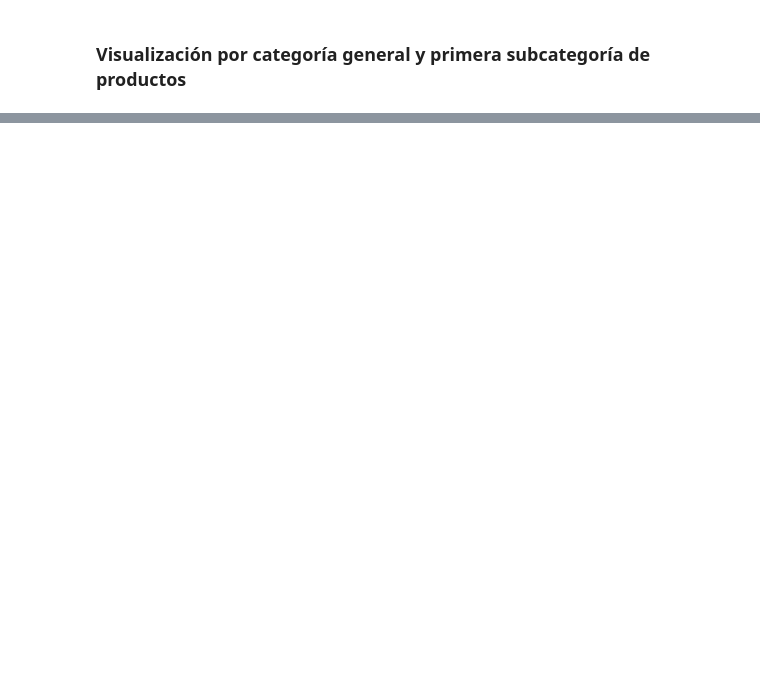
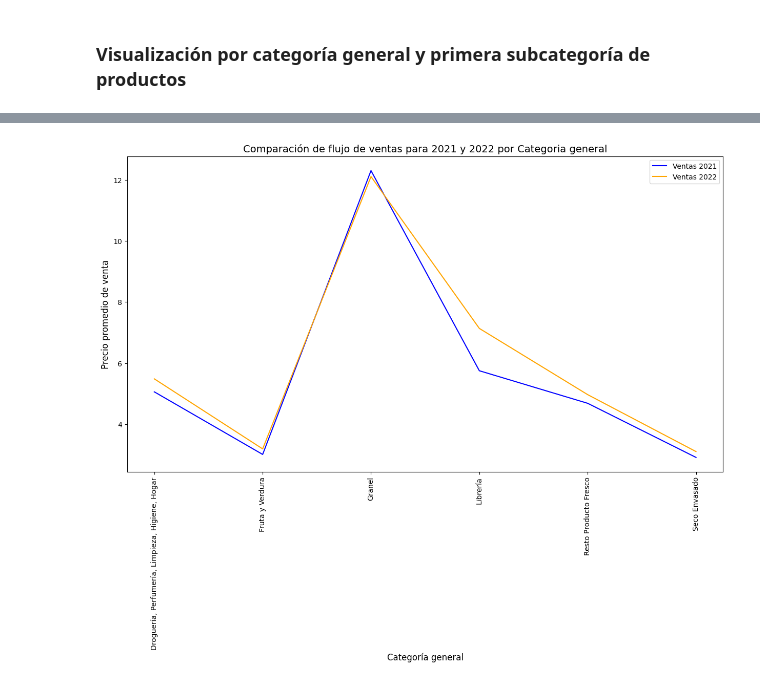
Before and after one commit to Factoria-F5-AI-Bootcamp-1-Edicion/Proyecto_Osa, a Jupyter notebook: EDA_Osa.ipynb, the cells around one changed output, grey strips where cells are left out. Cells and saved outputs as stored; diff of their text form; code cells hidden in the pictures; blank space fills up the shorter version.

Commit message:
Grágico: Comparación de flujo de ventas para 2021 y 2022 en base a la Categoría general

```diff
--- a/EDA_Osa.ipynb
+++ b/EDA_Osa.ipynb
@@ -605,0 +654,30 @@ plt.show()
+# %%
+# Grágico: Comparación de flujo de ventas para 2021 y 2022 en base a la Categoría general
+
+# Pivotea los datos
+Variacion_Venta_Cate_General = Osa_df.pivot_table(index='Categoria_general', columns=str('Año_Venta'), values='Precio_Prod', aggfunc='mean')
+
+# Selecciona solo los datos de 2021 y 2022
+ventas_2021 = Variacion_Venta_Cate_General[2021]
+ventas_2022 = Variacion_Venta_Cate_General[2022]
+
+# Ajusta el tamaño de la figura
+fig, ax = plt.subplots(figsize=(15, 8))
+
+# Crea el gráfico de líneas
+ax.plot(ventas_2021.index, ventas_2021.values, color='blue', label='Ventas 2021')
+ax.plot(ventas_2022.index, ventas_2022.values, color='orange', label='Ventas 2022')
+
+# Ajusta los rótulos del eje x
+ax.set_xticklabels(ventas_2021.index, rotation=90)
+
+# Agrega leyendas y títulos
+plt.legend()
+plt.title('Comparación de flujo de ventas para 2021 y 2022 por Categoria general' ,  fontsize=14)
+plt.xlabel('Categoría general',  fontsize=12)
+plt.ylabel('Precio promedio de venta' ,  fontsize=12)
+
+# Muestra el gráfico
+plt.show()
+# %% [output]
+[figure, added]
```
Also changed, not shown: parts of 17 cells of this notebook.
